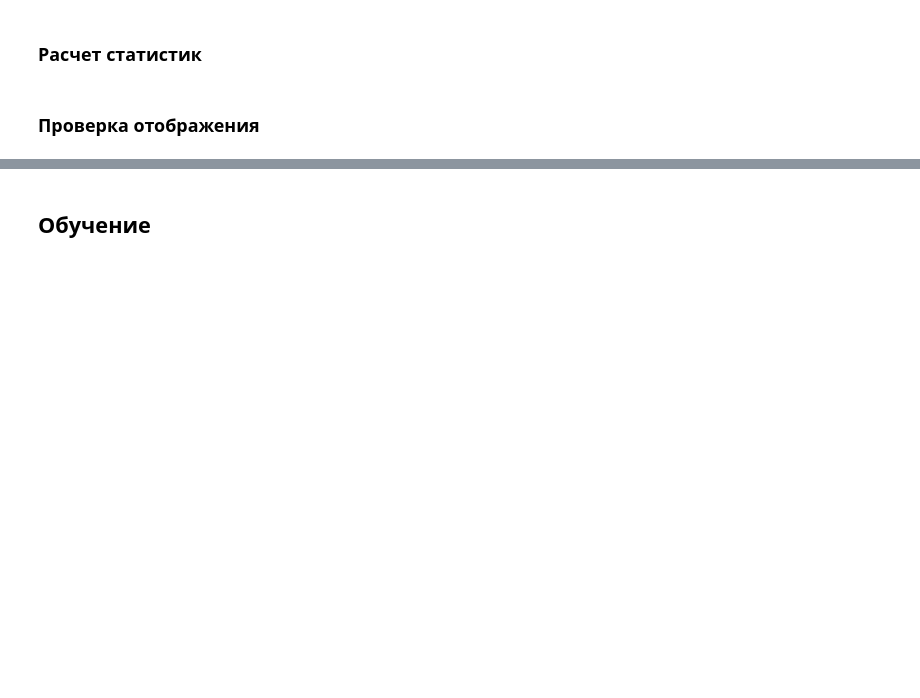
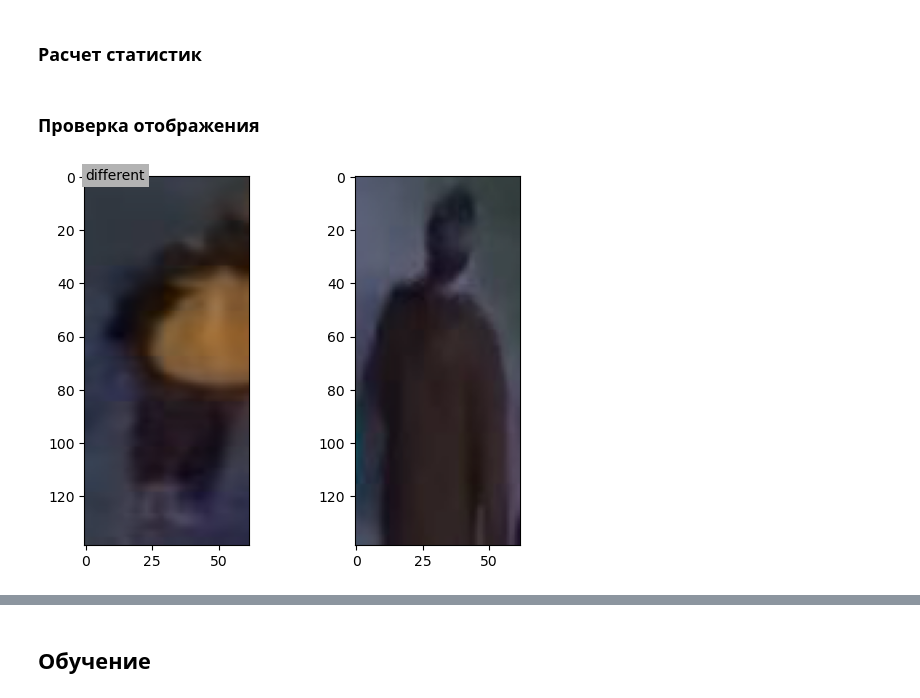
Before and after one commit to BlackKingWhitePawn/reidentification, a Jupyter notebook: reidentification_train.ipynb, the cells around one changed output, grey strips where cells are left out. Cells and saved outputs as stored; diff of their text form; code cells hidden in the pictures; blank space fills up the shorter version.

```diff
--- a/reidentification_train.ipynb
+++ b/reidentification_train.ipynb
@@ -90,3 +92,9 @@ loader = DataLoader(
 # get_statistics(loader)
 # %% [markdown]
 ### Проверка отображения
+# %%
+batch = next(iter(train_loader))
+x1, x2, y = batch[0][0], batch[1][0], batch[2][0]
+display_images((x1, x2), y)
+# %% [output]
+[figure, added]
```
Also changed, not shown: parts of 5 cells of this notebook, 2 other files.
